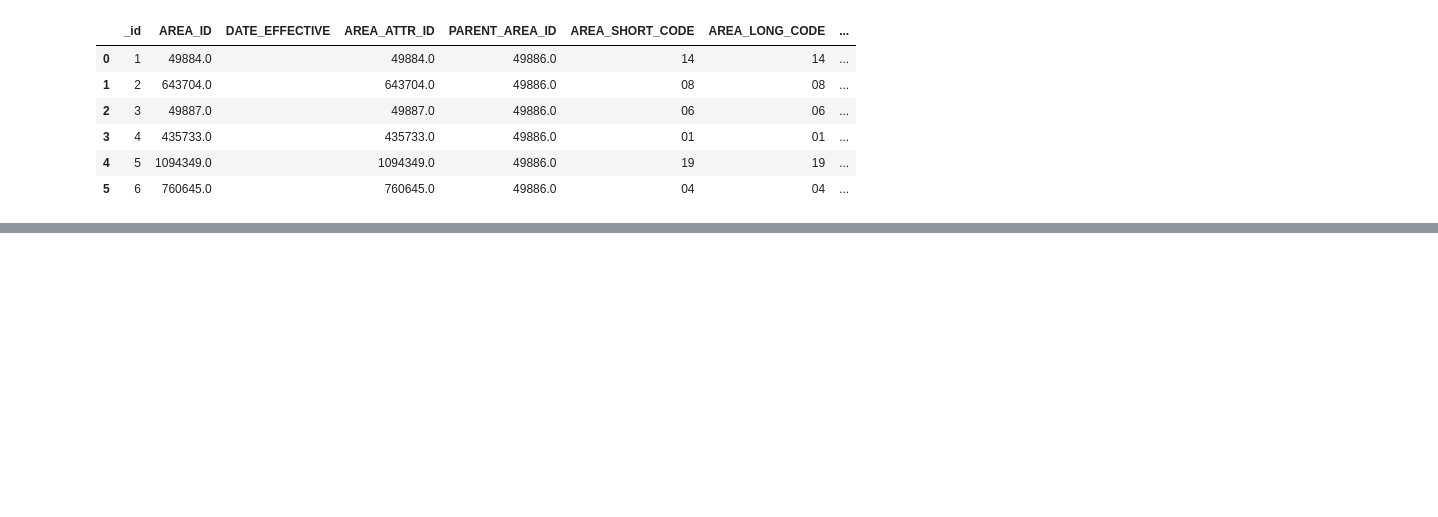
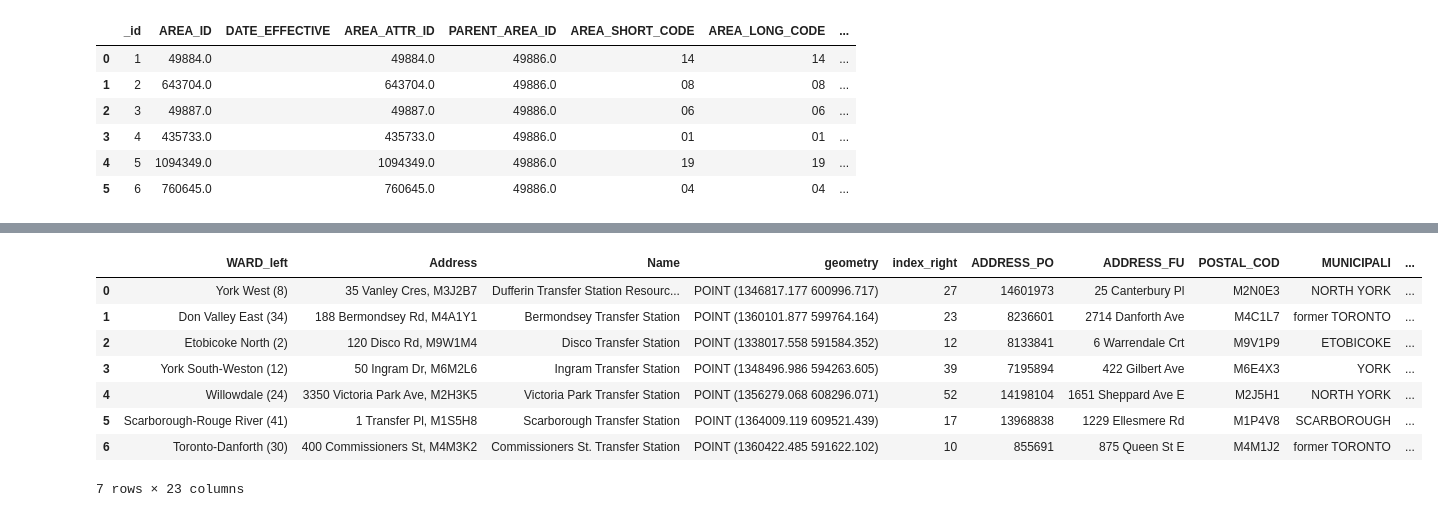
Before and after one commit to cghr-toronto/msa-2024-internship, a Jupyter notebook: experiments/manipulate.ipynb, the cells around one changed output, grey strips where cells are left out. Cells and saved outputs as stored; diff of their text form; code cells hidden in the pictures; blank space fills up the shorter version.

```diff
--- a/experiments/manipulate.ipynb
+++ b/experiments/manipulate.ipynb
@@ -85,0 +71,15 @@ dtype: geometry
+# %%
+waste = gpd.read_file("data/waste.geojson")
+wastecrs = waste.to_crs("ESRI:102002")
+waste_with_shelters = wastecrs.sjoin_nearest(shelterscrs)
+waste_with_shelters
+# %% [output]
+|  | WARD_left | Address | Name | geometry | index_right | ADDRESS_PO | ADDRESS_FU | POSTAL_COD | MUNICIPALI | ... |
+| 0 | York West (8) | 35 Vanley Cres, M3J2B7 | Dufferin Transfer Station Resourc... | POINT (1346817.177 600996.717) | 27 | 14601973 | 25 Canterbury Pl | M2N0E3 | NORTH YORK | ... |
+| 1 | Don Valley East (34) | 188 Bermondsey Rd, M4A1Y1 | Bermondsey Transfer Station | POINT (1360101.877 599764.164) | 23 | 8236601 | 2714 Danforth Ave | M4C1L7 | former TORONTO | ... |
+| 2 | Etobicoke North (2) | 120 Disco Rd, M9W1M4 | Disco Transfer Station | POINT (1338017.558 591584.352) | 12 | 8133841 | 6 Warrendale Crt | M9V1P9 | ETOBICOKE | ... |
+| 3 | York South-Weston (12) | 50 Ingram Dr, M6M2L6 | Ingram Transfer Station | POINT (1348496.986 594263.605) | 39 | 7195894 | 422 Gilbert Ave | M6E4X3 | YORK | ... |
+| 4 | Willowdale (24) | 3350 Victoria Park Ave, M2H3K5 | Victoria Park Transfer Station | POINT (1356279.068 608296.071) | 52 | 14198104 | 1651 Sheppard Ave E | M2J5H1 | NORTH YORK | ... |
+| 5 | Scarborough-Rouge River (41) | 1 Transfer Pl, M1S5H8 | Scarborough Transfer Station | POINT (1364009.119 609521.439) | 17 | 13968838 | 1229 Ellesmere Rd | M1P4V8 | SCARBOROUGH | ... |
+| 6 | Toronto-Danforth (30) | 400 Commissioners St, M4M3K2 | Commissioners St. Transfer Station | POINT (1360422.485 591622.102) | 10 | 855691 | 875 Queen St E | M4M1J2 | former TORONTO | ... |
+7 rows × 23 columns
```
Also changed, not shown: parts of 1 cell of this notebook.
